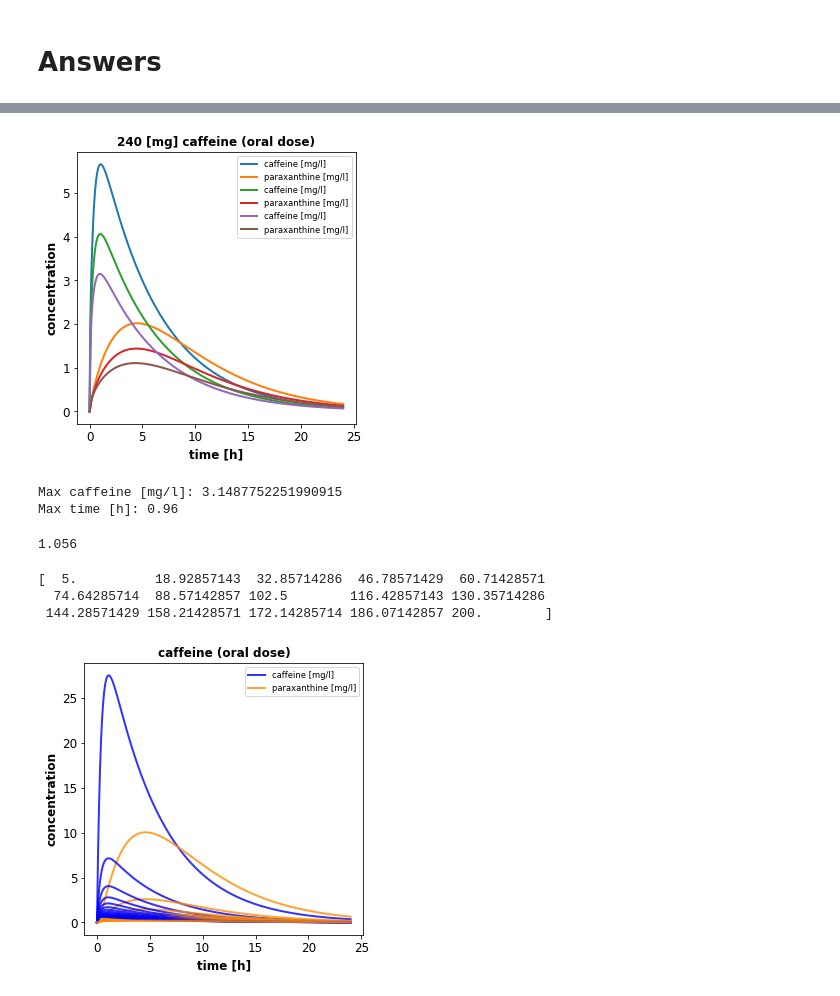
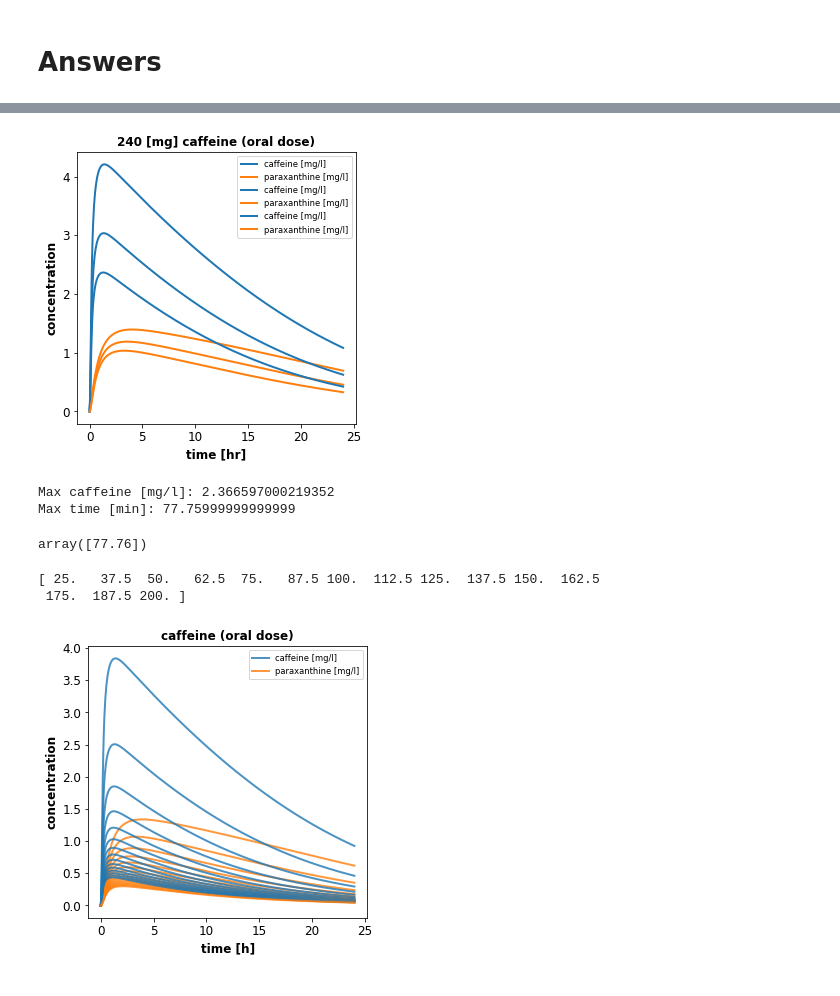
Before and after one commit to matthiaskoenig/pkpd-course, a Jupyter notebook: notebooks/pkpd-answers.ipynb, the cells around one changed output, grey strips where cells are left out. Cells and saved outputs as stored; diff of their text form; code cells hidden in the pictures.

```diff
--- a/notebooks/pkpd-answers.ipynb
+++ b/notebooks/pkpd-answers.ipynb
@@ -38,25 +56,26 @@ The oral dose is defined in the model via parameter `r['init(PODOSE_caf)'] = 100
 results = []
 for bw in [55, 75, 95]:  # [kg]
     # reset model
-    r.reset(roadrunner.SelectionRecord.ALL)
+    r.resetToOrigin()
 
     # drinking a monster energy drink
     dose = 240 # [mg]
+
     r['init(PODOSE_caf)'] = dose  # [mg]
-    r['init(BW)'] = bw  # [kg]
+    r['BW'] = bw  # [kg]
 
     # simulate the model for 24[h]
-    s = simulate(r, start=0, end=24, steps=500)
+    s = simulate(r, start=0, end=24*60, steps=500)
     results.append(s)
 
 # plot venous caffeine & paraxanthine against time
 f1, ax1 = plt.subplots(1, 1, figsize=(5, 5))
 for s in results:
-    ax1.plot(s.time, s.Cve_caf, linewidth=2, label="caffeine [mg/l]")
-    ax1.plot(s.time, s.Cve_px, linewidth=2, label="paraxanthine [mg/l]")
-ax1.set_title('{} [mg] caffeine (oral dose)'.format(dose))
+    ax1.plot(s.time/60, s.Mve_caf, linewidth=2, label="caffeine [mg/l]", color="tab:blue")
+    ax1.plot(s.time/60, s.Mve_px, linewidth=2, label="paraxanthine [mg/l]", color="tab:orange")
+ax1.set_title(f'{dose} [mg] caffeine (oral dose)')
 ax1.set_ylabel('concentration')
-ax1.set_xlabel('time [h]')
+ax1.set_xlabel('time [hr]')
 ax1.legend()
 plt.show()
 
@@ -64,13 +83,13 @@ plt.show()
 # print("Max caffeine [mg/l]:", s.Cve_caf.max())
 # print("Max time [h]:", s.time[s.Cve_caf.idxmax()])
 # %% [output]
-[figure, old version]
+[figure, new version]
 # %%
 # find the maximal values (using pandas Series)
-print("Max caffeine [mg/l]:", s.Cve_caf.max())
-print("Max time [h]:", s.time[s.Cve_caf.idxmax()])
+print("Max caffeine [mg/l]:", s.Mve_caf.max())
+print("Max time [min]:", s.time[s.Mve_caf.idxmax()])
 # %% [output]
-Max caffeine [mg/l]: 3.1487752251990915
-Max time [h]: 0.96
+Max caffeine [mg/l]: 2.366597000219352
+Max time [min]: 77.75999999999999
 # %%
 # find pharmacokinetic parameter using numpy array
@@ -78,51 +97,50 @@ caf_vec = s.Cve_caf.values
 time_vec = s.time.values
 # %%
 caf_max = np.amax(caf_vec)
-np.where(caf_vec == caf_max)
-time_vec[22]
+idx = np.where(caf_vec == caf_max)
+time_vec[idx]
 # %% [output]
-1.056
+array([77.76])
 # %%
 # dosing per bodyweight
-bodyweights = np.linspace(5, 200, num=15)
+bodyweights = np.linspace(25, 200, num=15)
 print(bodyweights)
 results = []
 
 for bodyweight in bodyweights:
     # reset model to initial state
-    r.reset(roadrunner.SelectionRecord.ALL)
+    r.resetToOrigin()
 
     # set the bodyweight
-    r['init(PODOSE_caf)'] = 100 # [mg]
-    r['init(BW)'] = bodyweight  # [kg]
+    r['PODOSE_caf'] = 100 # [mg]
+    r['BW'] = bodyweight  # [kg]
 
     # simulate the model for 24[h]
-    s = simulate(r, start=0, end=24, steps=500)
+    s = simulate(r, start=0, end=24*60, steps=500)
     results.append(s)
 
 # plot venous caffeine & paraxanthine against time
 f1, ax1 = plt.subplots(1, 1, figsize=(5, 5))
 for k, s in enumerate(results):
-    if k == 1:
+    if k == 0:
         label = "caffeine [mg/l]"
     else:
         label = "__nolabel__"
-    ax1.plot(s.time, s.Cve_caf, linewidth=2, color="blue", label=label, alpha=0.8)
-    if k == 1:
+    ax1.plot(s.time/60, s.Mve_caf, linewidth=2, color="tab:blue", label=label, alpha=0.8)
+    if k == 0:
         label = "paraxanthine [mg/l]"
     else:
         label = "__nolabel__"
-    ax1.plot(s.time, s.Cve_px, linewidth=2, color="darkorange", label=label, alpha=0.8)
+    ax1.plot(s.time/60, s.Mve_px, linewidth=2, color="tab:orange", label=label, alpha=0.8)
 ax1.set_title('caffeine (oral dose)')
 ax1.set_ylabel('concentration')
 ax1.set_xlabel('time [h]')
 ax1.legend()
 plt.show();
 # %% [output]
-[  5.          18.92857143  32.85714286  46.78571429  60.71428571
-  74.64285714  88.57142857 102.5        116.42857143 130.35714286
- 144.28571429 158.21428571 172.14285714 186.07142857 200.        ]
+[ 25.   37.5  50.   62.5  75.   87.5 100.  112.5 125.  137.5 150.  162.5
+ 175.  187.5 200. ]
-[figure, old version]
+[figure, new version]
 # %%
 # plot maximal concentration vs. bodyweight
 cmax_values = []
```
Also changed, not shown: parts of 7 cells of this notebook, 52 other files.
